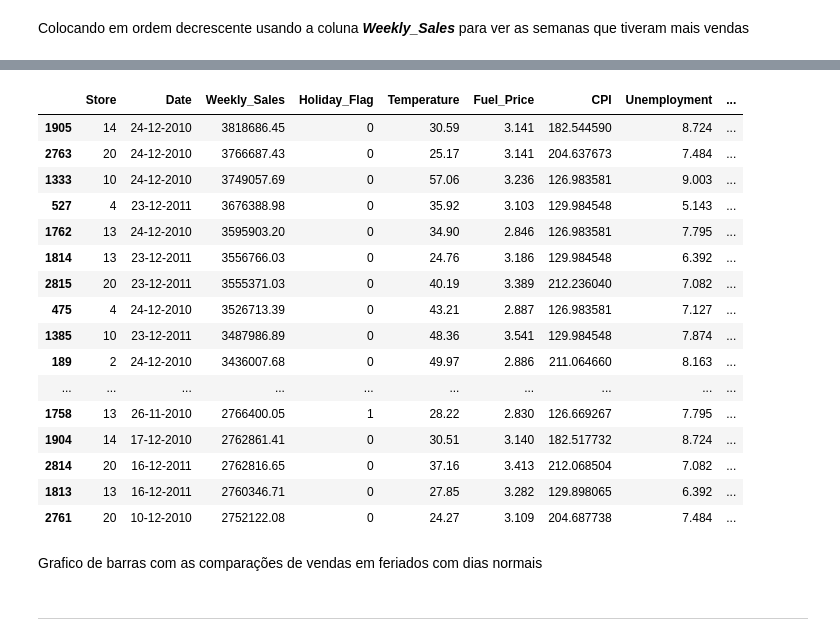
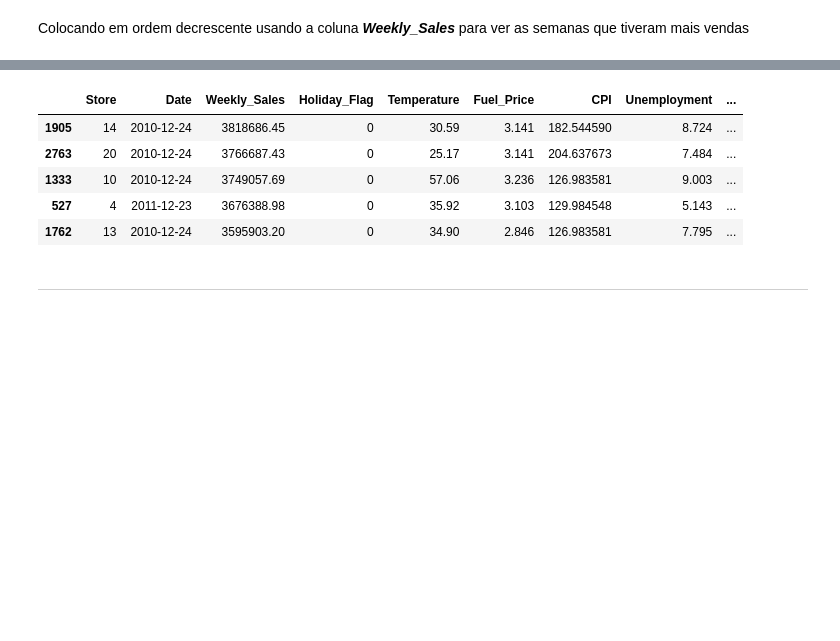
Before and after one commit to GingerLeh/deliverable-2, a Jupyter notebook: deliverable2_003.ipynb, the cells around one changed output, grey strips where cells are left out. Saved outputs shown, nothing was run; the diff lists cells and outputs as text; code cells hidden in the pictures; blank space fills up the shorter version.

```diff
--- a/deliverable2_003.ipynb
+++ b/deliverable2_003.ipynb
@@ -96,6 +92,8 @@ Criando a coluna ***Holiday_Type***
 len(Holiday_Type)
 # %% [output]
 6435
+# %%
+df['Date'] = pd.to_datetime(df['Date'])
 # %%
 df['Holiday_type'] = Holiday_Type
 # %%
@@ -121,7 +119,7 @@ Arrumar o codigo para ficar menor e mais eficiente
 
 FIzemos um retrabalho aqui!!!!!!
 # %%
-Super_boul = list()
+'''Super_boul = list()
 Labour_day = list()
 Thanksgiving = list()
 Christmans = list()
@@ -143,4 +141,4 @@ for x,y in enumerate(df['Holiday_Flag']):
     if df['Date'][x] == '31-12-2010' or df['Date'][x] == '30-12-2011' or df['Date'][x] == '28-12-2012':
       Christmans.append(1)
     else:
-      Christmans.append(0)
+      Christmans.append(0)'''
@@ -174,5 +174,5 @@ len(Super_boul),len(Labour_day),len(Thanksgiving),len(Christmans)
 # %%
-df['Super_boul'] = Super_boul
+'''df['Super_boul'] = Super_boul
 df['Labour_day'] = Labour_day
 df['Thanksgiving'] = Thanksgiving
-df['Christmans'] = Christmans
+df['Christmans'] = Christmans'''
@@ -255,25 +223,12 @@ NameError: ignored
 # %%
-df.sort_values(by=['Weekly_Sales'],ascending=False).head(30)
+df.sort_values(by=['Weekly_Sales'],ascending=False).head(5)
 # %% [output]
 |  | Store | Date | Weekly_Sales | Holiday_Flag | Temperature | Fuel_Price | CPI | Unemployment | ... |
-| 1905 | 14 | 24-12-2010 | 3818686.45 | 0 | 30.59 | 3.141 | 182.544590 | 8.724 | ... |
-| 2763 | 20 | 24-12-2010 | 3766687.43 | 0 | 25.17 | 3.141 | 204.637673 | 7.484 | ... |
-| 1333 | 10 | 24-12-2010 | 3749057.69 | 0 | 57.06 | 3.236 | 126.983581 | 9.003 | ... |
-| 527 | 4 | 23-12-2011 | 3676388.98 | 0 | 35.92 | 3.103 | 129.984548 | 5.143 | ... |
-| 1762 | 13 | 24-12-2010 | 3595903.20 | 0 | 34.90 | 2.846 | 126.983581 | 7.795 | ... |
-| 1814 | 13 | 23-12-2011 | 3556766.03 | 0 | 24.76 | 3.186 | 129.984548 | 6.392 | ... |
-| 2815 | 20 | 23-12-2011 | 3555371.03 | 0 | 40.19 | 3.389 | 212.236040 | 7.082 | ... |
-| 475 | 4 | 24-12-2010 | 3526713.39 | 0 | 43.21 | 2.887 | 126.983581 | 7.127 | ... |
-| 1385 | 10 | 23-12-2011 | 3487986.89 | 0 | 48.36 | 3.541 | 129.984548 | 7.874 | ... |
-| 189 | 2 | 24-12-2010 | 3436007.68 | 0 | 49.97 | 2.886 | 211.064660 | 8.163 | ... |
-| ... | ... | ... | ... | ... | ... | ... | ... | ... | ... |
-| 1758 | 13 | 26-11-2010 | 2766400.05 | 1 | 28.22 | 2.830 | 126.669267 | 7.795 | ... |
-| 1904 | 14 | 17-12-2010 | 2762861.41 | 0 | 30.51 | 3.140 | 182.517732 | 8.724 | ... |
-| 2814 | 20 | 16-12-2011 | 2762816.65 | 0 | 37.16 | 3.413 | 212.068504 | 7.082 | ... |
-| 1813 | 13 | 16-12-2011 | 2760346.71 | 0 | 27.85 | 3.282 | 129.898065 | 6.392 | ... |
-| 2761 | 20 | 10-12-2010 | 2752122.08 | 0 | 24.27 | 3.109 | 204.687738 | 7.484 | ... |
+| 1905 | 14 | 2010-12-24 | 3818686.45 | 0 | 30.59 | 3.141 | 182.544590 | 8.724 | ... |
+| 2763 | 20 | 2010-12-24 | 3766687.43 | 0 | 25.17 | 3.141 | 204.637673 | 7.484 | ... |
+| 1333 | 10 | 2010-12-24 | 3749057.69 | 0 | 57.06 | 3.236 | 126.983581 | 9.003 | ... |
+| 527 | 4 | 2011-12-23 | 3676388.98 | 0 | 35.92 | 3.103 | 129.984548 | 5.143 | ... |
+| 1762 | 13 | 2010-12-24 | 3595903.20 | 0 | 34.90 | 2.846 | 126.983581 | 7.795 | ... |
-# %% [markdown]
-Grafico de barras com as comparações de vendas em feriados com dias normais
 # %% [markdown]
 ---
 # %% [markdown]
```
Also changed, not shown: parts of 62 cells of this notebook.
